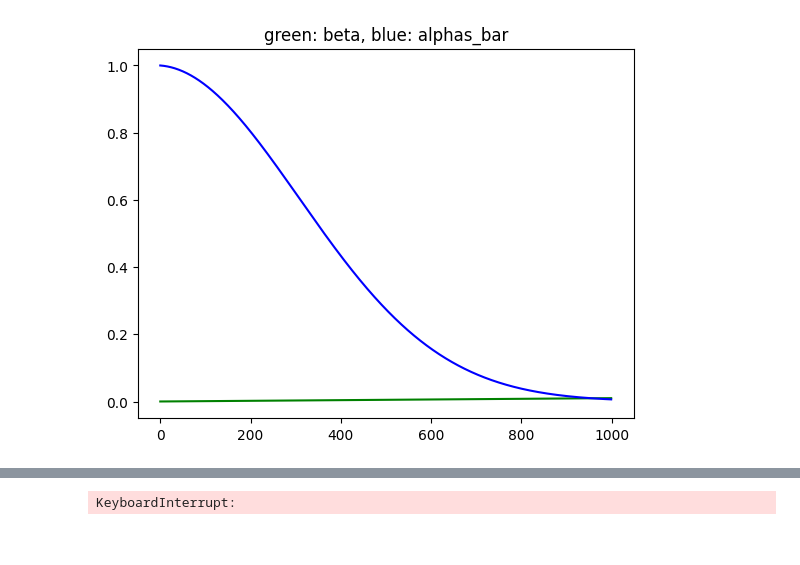
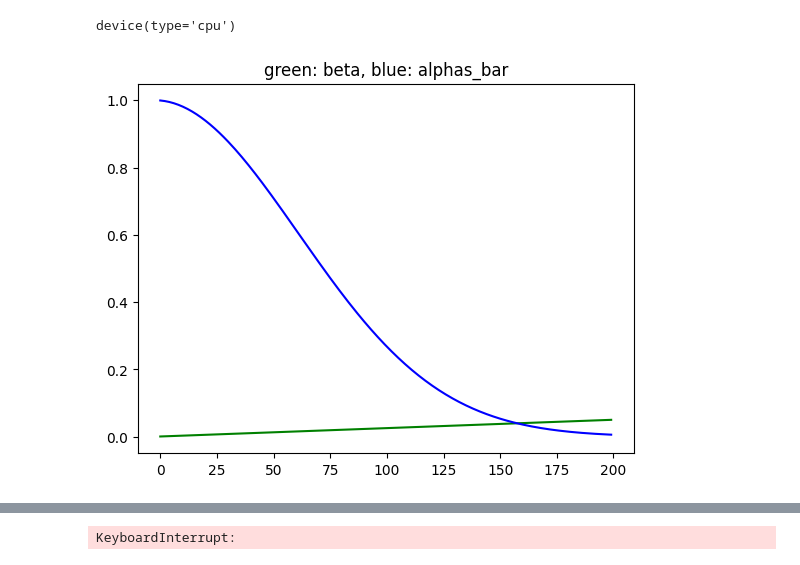
Before and after one commit to MyeongGuJo/hayaku-250322, a Jupyter notebook: hayaku_diffusion.ipynb, the cells around one changed output, grey strips where cells are left out. Cells and saved outputs as stored; diff of their text form; code cells hidden in the pictures.

```diff
--- a/hayaku_diffusion.ipynb
+++ b/hayaku_diffusion.ipynb
@@ -14,25 +74,30 @@ import torch.nn.functional as F
 # %%
 device = torch.device('cuda' if torch.cuda.is_available() else 'cpu')
+# device = torch.device('cpu')
+
+device
+# %% [output]
+device(type='cpu')
 # %%
-n_step = 1000
+n_step = 200
 beta_start = 0.0001
 beta_end = 0.01
 scale = 1000 / n_step # T = 1000 ->. scale = 1
 
 betas = torch.linspace(beta_start * scale, beta_end * scale, n_step)
 alphas = 1 - betas
 alphas_bar = torch.cumprod(alphas, dim=0)
 
 plt.plot(betas, 'g')
 plt.plot(alphas_bar, 'b')
 plt.title('green: beta, blue: alphas_bar')
 plt.show()
 
 alphas_bar = alphas_bar.to(device)
 betas = betas.to(device)
 alphas = alphas.to(device)
 # %% [output]
-[figure, old version]
+[figure, new version]
 # %%
 def extract(arr, t, x_shape):
     if not torch.is_tensor(t):
```
Also changed, not shown: parts of 11 cells of this notebook.
